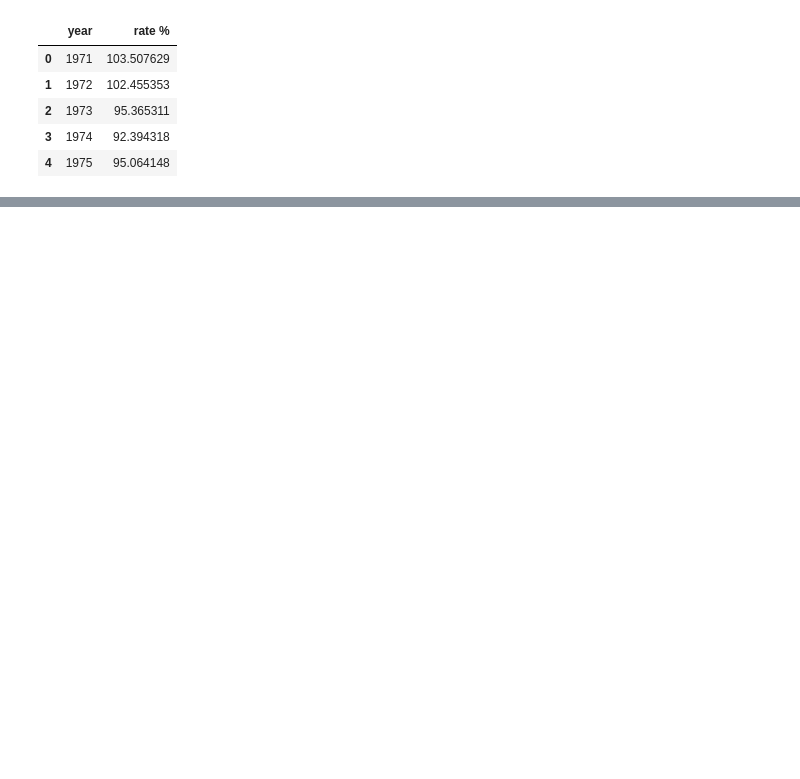
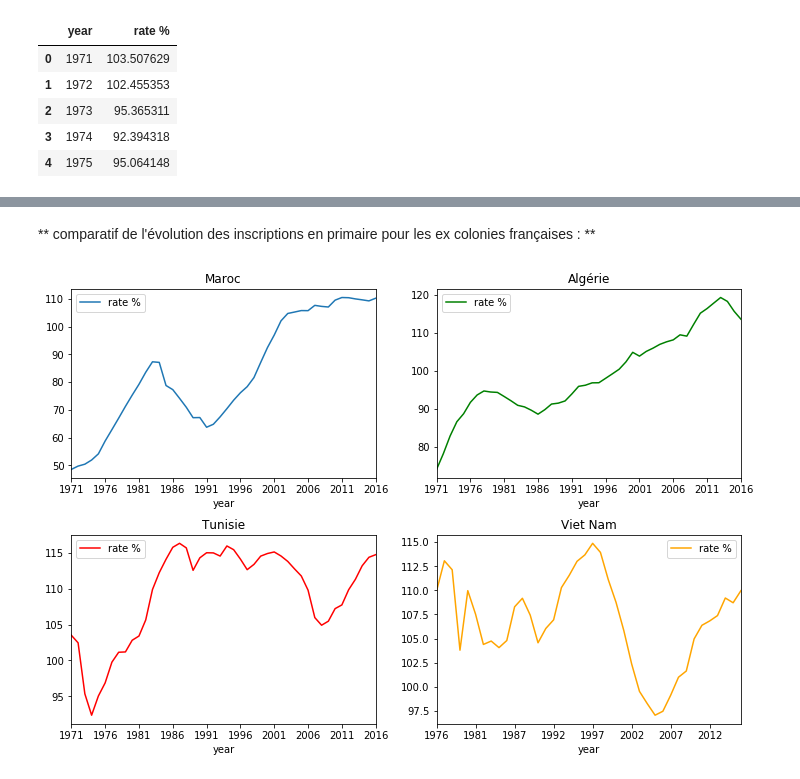
Before and after one commit to chikoungoun/Stats-Maroc, a Jupyter notebook: taux_inscription.ipynb, the cells around one changed output, grey strips where cells are left out. Saved outputs shown, nothing was run; the diff lists cells and outputs as text; code cells hidden in the pictures; blank space fills up the shorter version.

Commit message:
Comparatif de l'évolution avec 3 autres anciennes colonies

```diff
--- a/taux_inscription.ipynb
+++ b/taux_inscription.ipynb
@@ -126,5 +128,7 @@ biblio : "http://perspective.usherbrooke.ca/bilan/servlet/BMEve?codeEve=931"
 # %%
 tunisie = choisir_pays('Tunisie',df)
+algerie = choisir_pays('Algérie',df)
+vietnam = choisir_pays('Viet Nam',df)
 # %% [output]
       241
 1960  NaN
@@ -150,0 +181,17 @@ tunisie.columns.values[1]
+# %% [markdown]
+** comparatif de l'évolution des inscriptions en primaire pour les ex colonies françaises :  **
+# %%
+fig, axarr = plt.subplots(2,2,figsize=(12,8))
+
+maroc.plot.line(x='year', ax=axarr[0][0],title='Maroc')
+
+algerie.plot.line(x='year', ax=axarr[0][1],color='green',title='Algérie')
+
+tunisie.plot.line(x='year', ax=axarr[1][0],color='red',title='Tunisie')
+
+vietnam.plot.line(x='year', ax=axarr[1][1],color='orange',title='Viet Nam')
+
+
+plt.subplots_adjust(hspace=.3)
+# %% [output]
+[figure, added]
```
Also changed, not shown: parts of 5 cells of this notebook.
